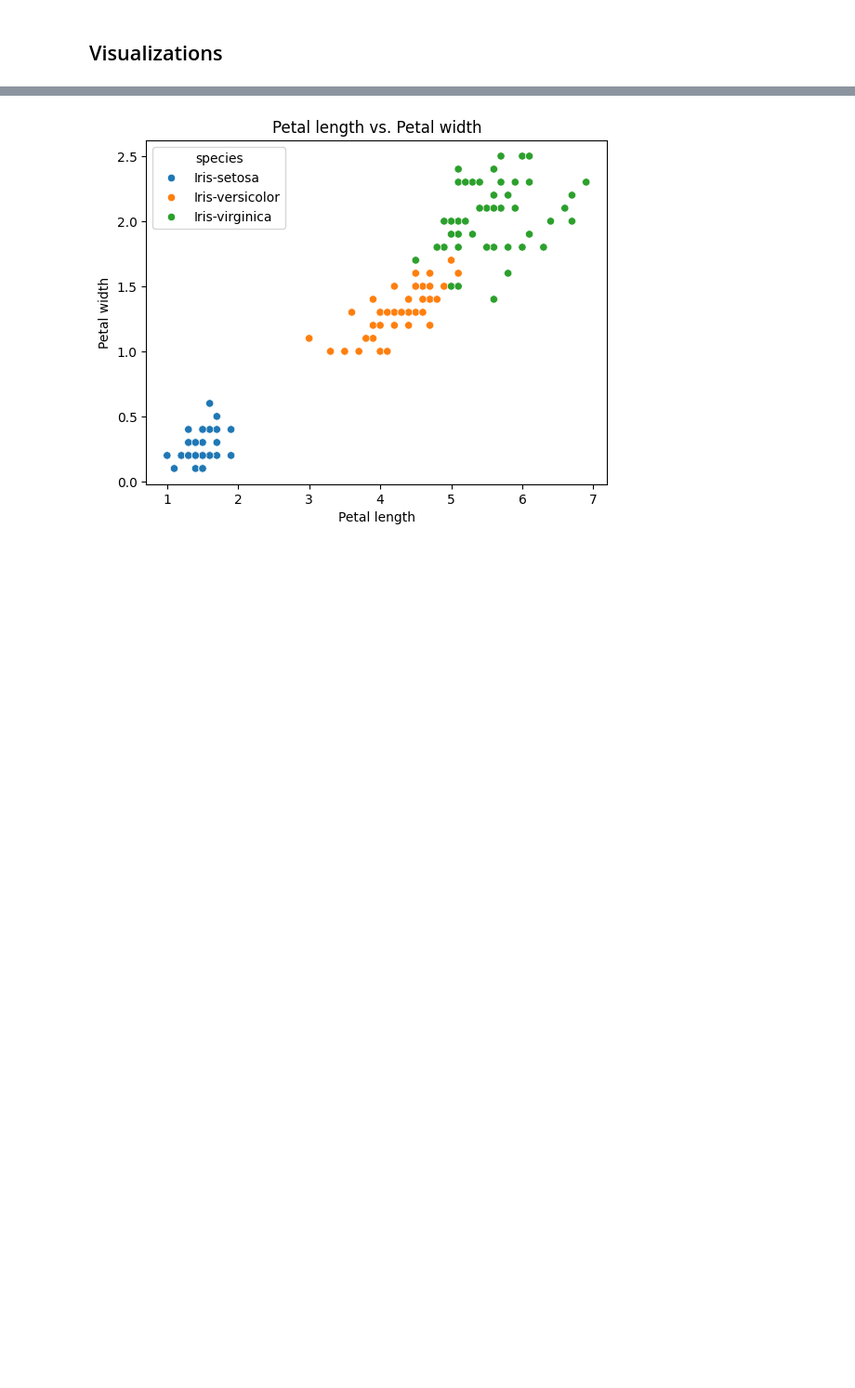
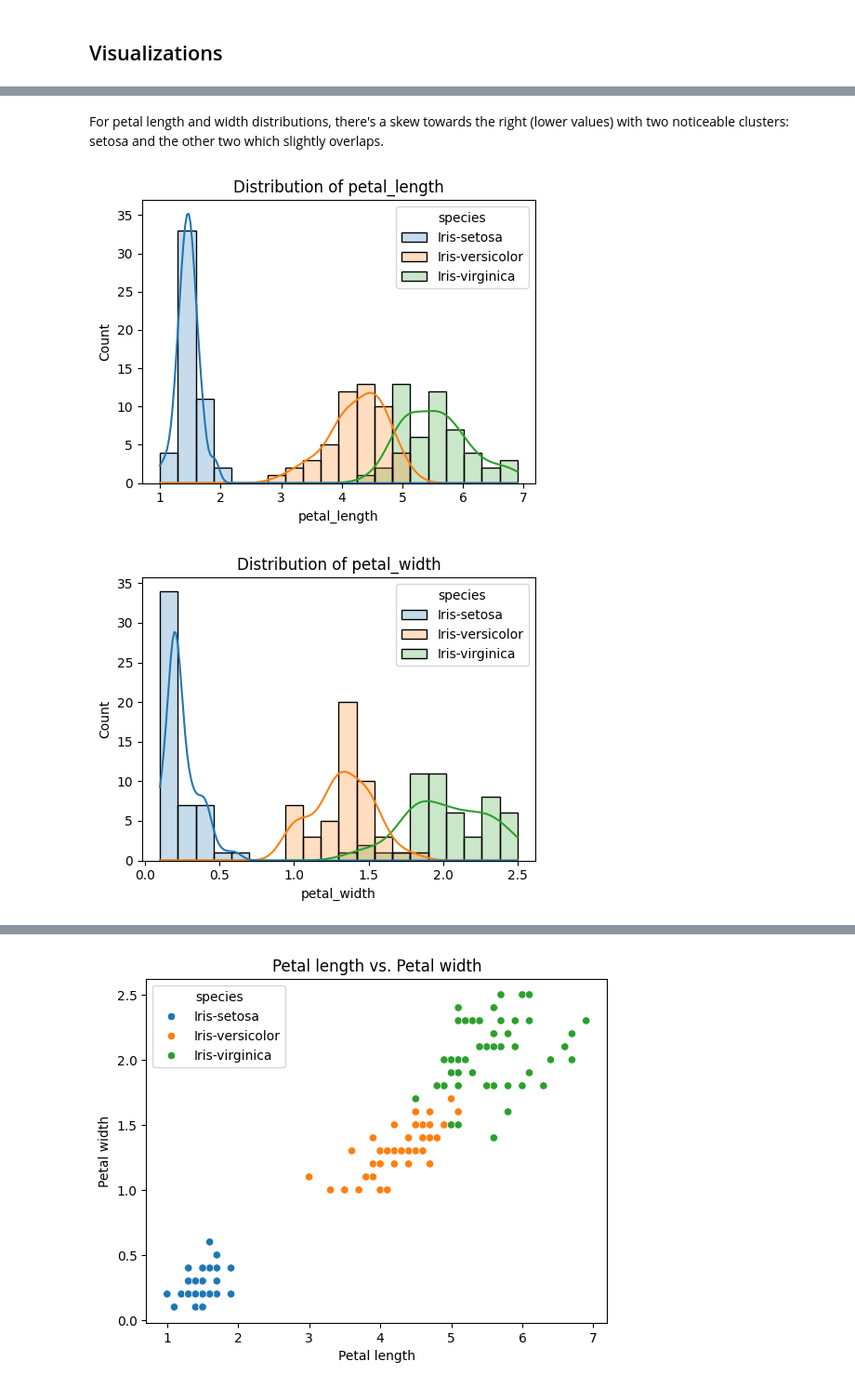
Before and after one commit to andrianllmm/ds100-ws1, a Jupyter notebook: eda.ipynb, the cells around one changed output, grey strips where cells are left out. Shown: that part at 93% size. Cells and saved outputs as stored; diff of their text form; code cells hidden in the pictures; blank space fills up the shorter version.

```diff
--- a/eda.ipynb
+++ b/eda.ipynb
@@ -128,0 +151,8 @@ for col in numeric_cols:
+# %% [markdown]
+For petal length and width distributions, there's a skew towards the right (lower values) with two noticeable clusters: setosa and the other two which slightly overlaps.
+# %%
+plot_distribution(df, col='petal_length')
+plot_distribution(df, col='petal_width')
+# %% [output]
+[figure, added]
+[figure, added]
```
Also changed, not shown: parts of 36 cells of this notebook.
